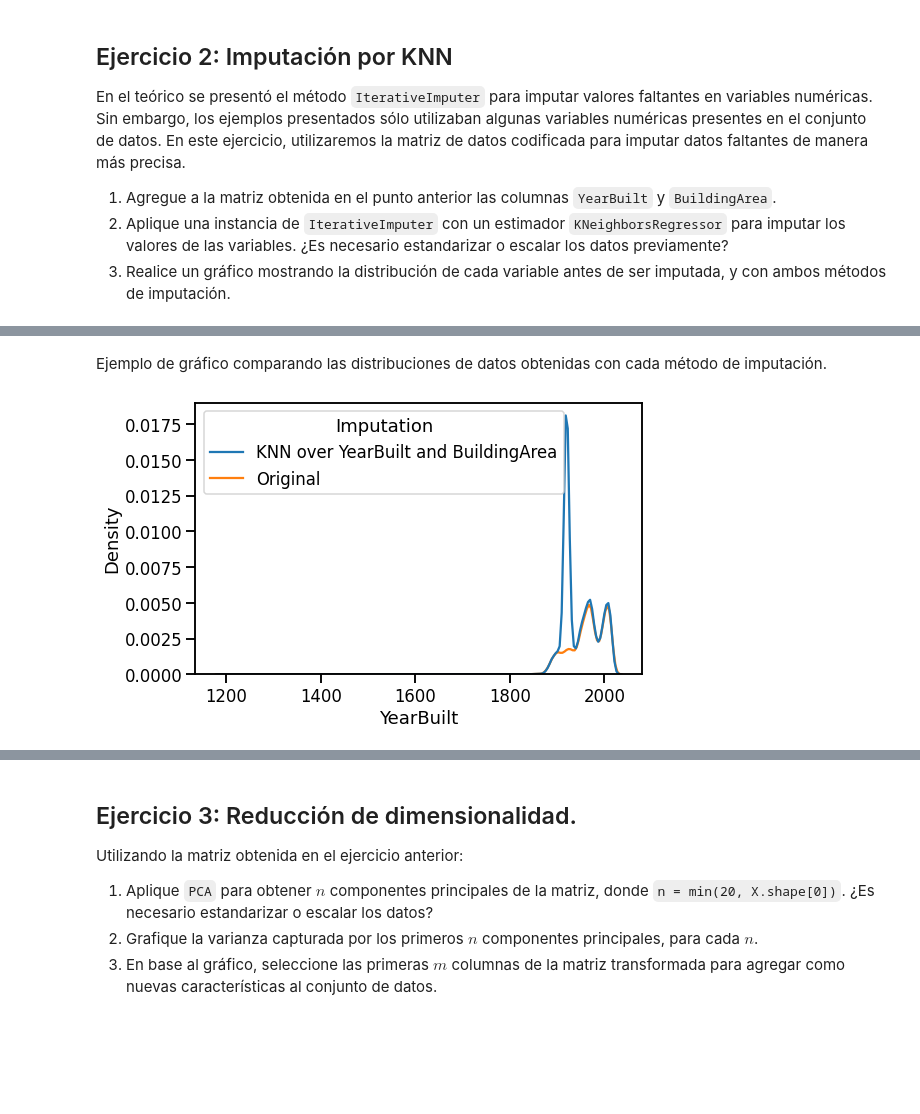
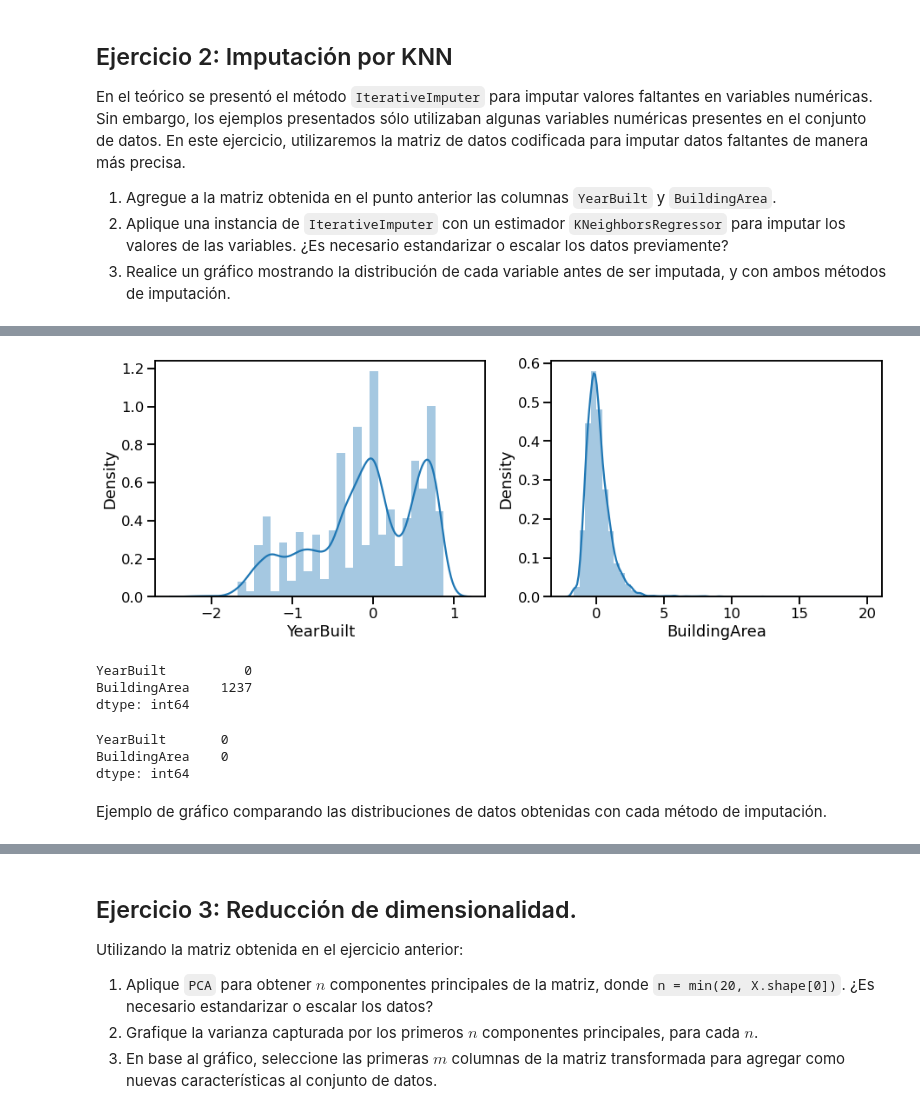
Before and after one commit to estebanarr/TP2_exploracion_curacion_datos, a Jupyter notebook: Entregable_Parte_2 .ipynb, the cells around one changed output, grey strips where cells are left out. Drawn from its saved outputs; the diff is of its cells as text; code cells hidden in the pictures; blank space fills up the shorter version.

```diff
--- a/Entregable_Parte_2 .ipynb
+++ b/Entregable_Parte_2 .ipynb
@@ -281 +342,17 @@ En el teórico se presentó el método `IterativeImputer` para imputar valores f
+# %%
+fig,axs=plt.subplots(nrows=1,ncols=2,sharex=False,figsize=(15,5))
+
+sns.distplot(df_1.YearBuilt,ax=axs[0])
+
+sns.distplot(df_1.BuildingArea,ax=axs[1])
+
+plt.show()
+# %% [output]
+[figure, added]
+# %%
+df_1[['YearBuilt','BuildingArea']].isnull().sum()
+# %% [output]
+YearBuilt          0
+BuildingArea    1237
+dtype: int64
 # %%
@@ -291,12 +362,8 @@ melb_data_mice[['YearBuilt','BuildingArea']] = mice_imputer.fit_transform(
+# %%
+df_1[['YearBuilt','BuildingArea']].isnull().sum()
+# %% [output]
+YearBuilt       0
+BuildingArea    0
+dtype: int64
 # %% [markdown]
 Ejemplo de gráfico comparando las distribuciones de datos obtenidas con cada método de imputación.
-# %%
-mice_year_built = melb_data_mice.YearBuilt.to_frame()
-mice_year_built['Imputation'] = 'KNN over YearBuilt and BuildingArea'
-melb_year_build = melb_df.YearBuilt.dropna().to_frame()
-melb_year_build['Imputation'] = 'Original'
-data = pandas.concat([mice_year_built, melb_year_build])
-fig = plt.figure(figsize=(8, 5))
-g = seaborn.kdeplot(data=data, x='YearBuilt', hue='Imputation')
-# %% [output]
-[figure, removed]
```
Also changed, not shown: parts of 11 cells of this notebook.
